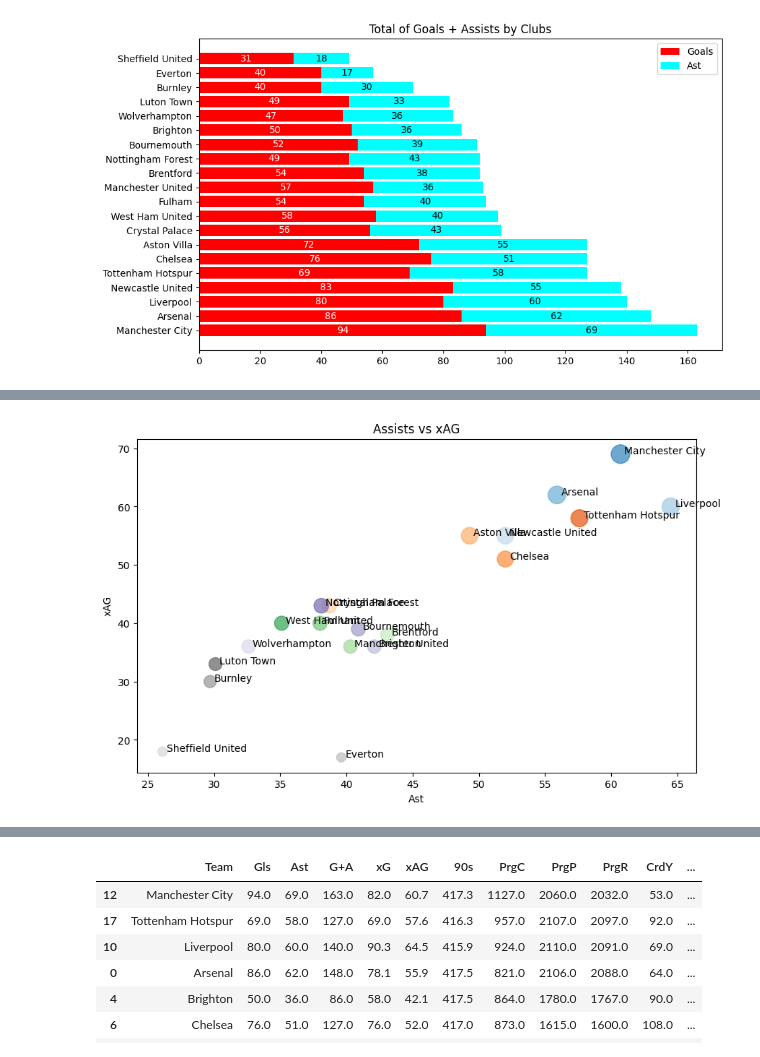
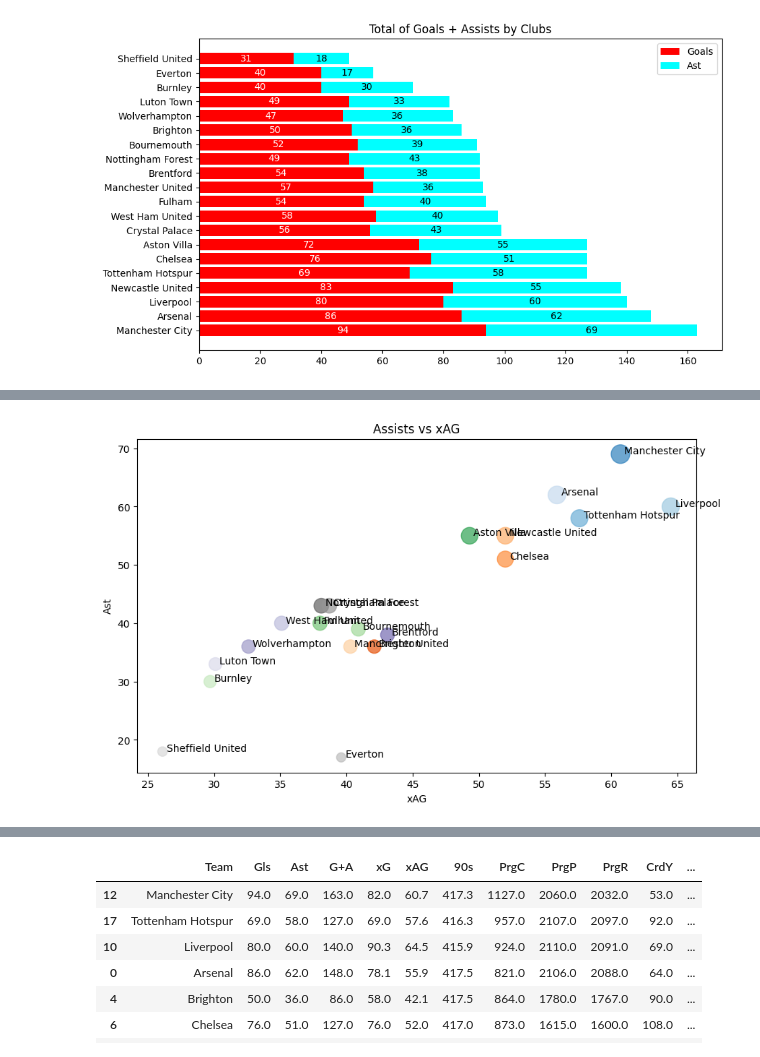
Before and after one commit to gioferracini/2023-24-Premier-League-Analysis, a Jupyter notebook: 2023_24_Premier_League_Analysis.ipynb, the cells around one changed output, grey strips where cells are left out. Saved outputs shown, nothing was run; the diff lists cells and outputs as text; code cells hidden in the pictures.

```diff
--- a/2023_24_Premier_League_Analysis.ipynb
+++ b/2023_24_Premier_League_Analysis.ipynb
@@ -127,14 +175,14 @@ plt.show()
 # %%
 figure, ax = plt.subplots(figsize = (10, 6))
 
 for i, row in pl_clubs.iterrows():
   plt.text(row['xAG'] + 0.3, row['Ast'], row['Team'], fontsize=10)
 
 cmap = plt.cm.get_cmap('tab20c', len(pl_clubs))
 ax.scatter(pl_clubs['xAG'], pl_clubs['Ast'], s = pl_clubs['Ast'] * 5, c = range(len(pl_clubs)), cmap = cmap, alpha = 0.7, label = 'Assists')
 ax.set_title('Assists vs xAG')
-ax.set_xlabel('Ast')
-ax.set_ylabel('xAG')
+ax.set_xlabel('xAG')
+ax.set_ylabel('Ast')
 plt.show()
 # %% [output]
-[figure, old version]
+[figure, new version]
```
Also changed, not shown: parts of 15 cells of this notebook.
